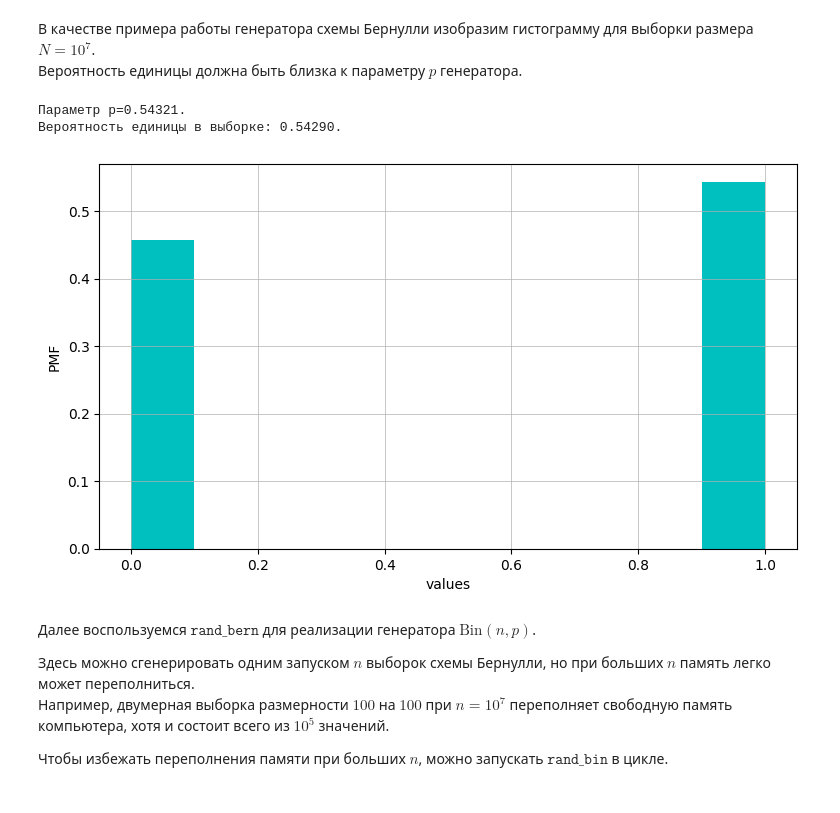
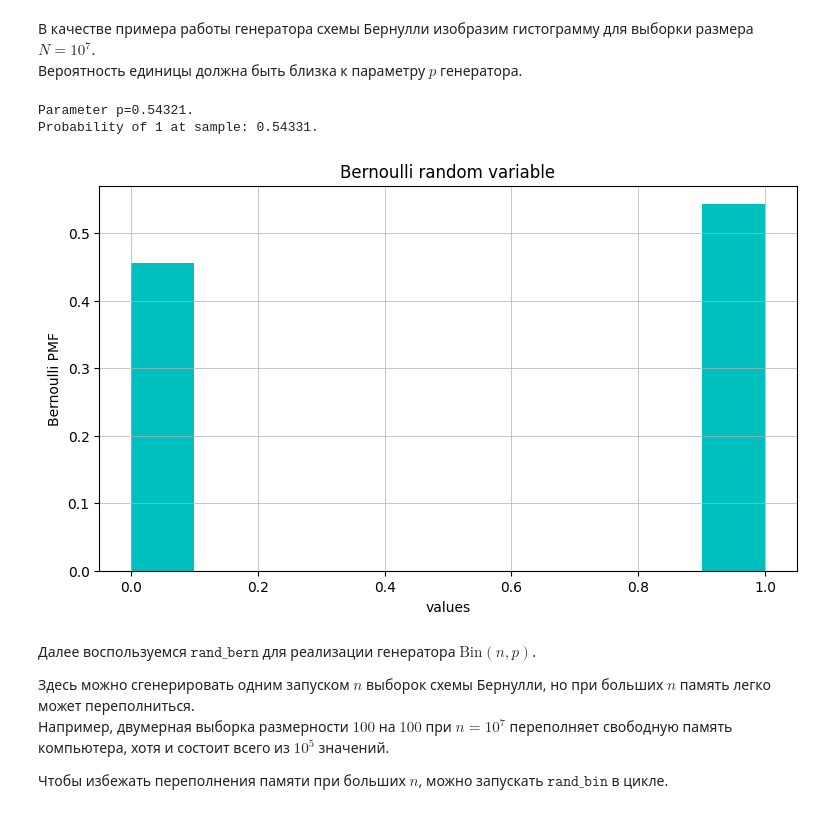
Before and after one commit to arinenn/stochastic_practicum, a Jupyter notebook: stochastic_practicum_first.ipynb, the cells around one changed output. Drawn from its saved outputs; the diff is of its cells as text; code cells hidden in the pictures.

```diff
--- a/stochastic_practicum_first.ipynb
+++ b/stochastic_practicum_first.ipynb
@@ -73,19 +73,20 @@ sample_bern = rand_bern(p, N)
 # %%
 fig = plt.figure(figsize=(9,5))
 ax = plt.axes()
 ax.grid('minor', linewidth=0.5)
 
 counts, bins = np.histogram(sample_bern)
 ax.stairs(counts / N, bins, fill=True, color='c')
-print('Параметр p={:1.5f}.\nВероятность единицы в выборке: {:1.5f}.'.format(p, counts[-1] / N))
+print('Parameter p={:1.5f}.\nProbability of 1 at sample: {:1.5f}.'.format(p, counts[-1] / N))
 
-plt.ylabel('PMF')
-plt.xlabel('values')
+ax.set_title('Bernoulli random variable')
+ax.set_ylabel('Bernoulli PMF')
+ax.set_xlabel('values')
 plt.show()
 # %% [output]
-Параметр p=0.54321.
-Вероятность единицы в выборке: 0.54290.
+Parameter p=0.54321.
+Probability of 1 at sample: 0.54331.
-[figure, old version]
+[figure, new version]
 # %% [markdown]
 Далее воспользуемся $\texttt{rand\_bern}$ для реализации генератора $\mathrm{Bin}(n,p)$.
 
```
Also changed, not shown: parts of 68 cells of this notebook.
